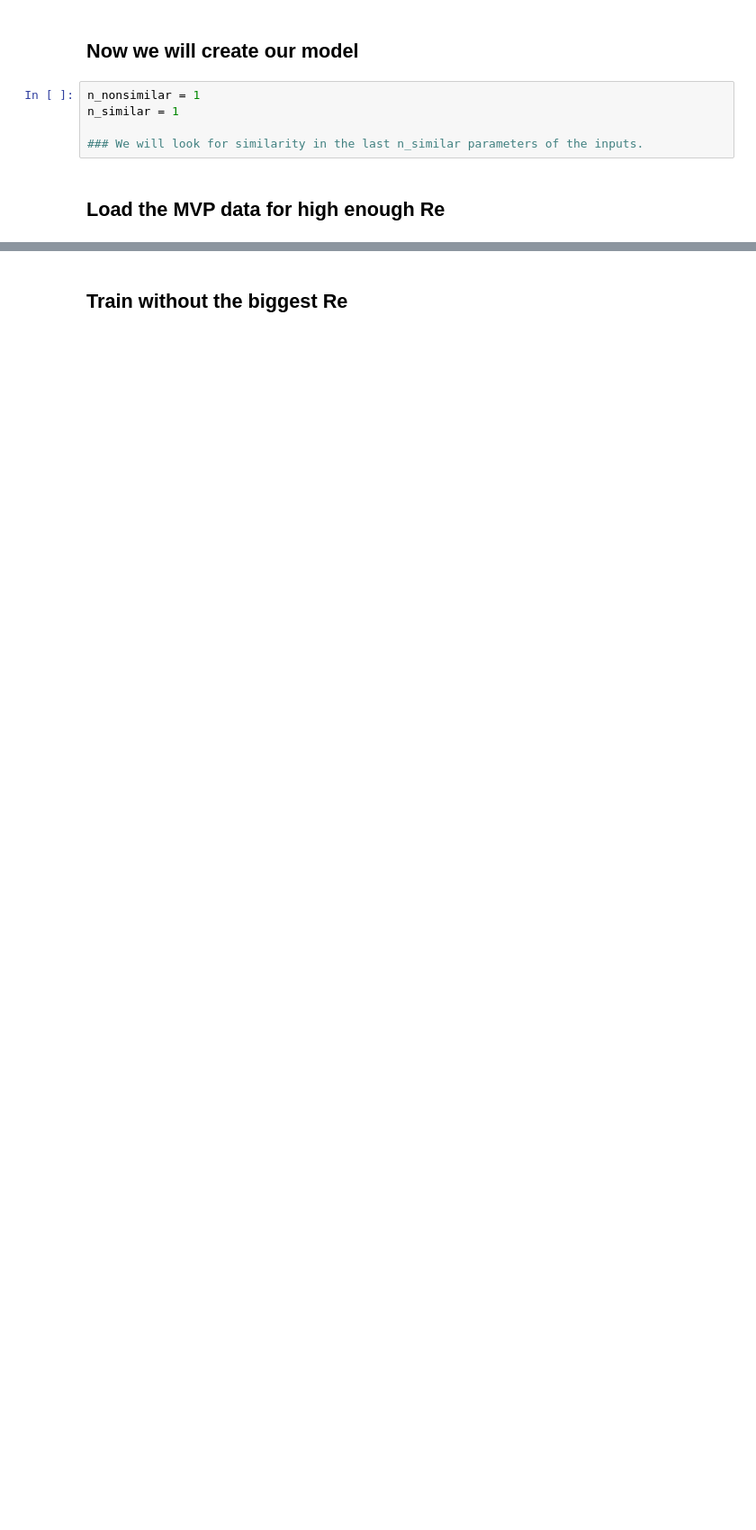
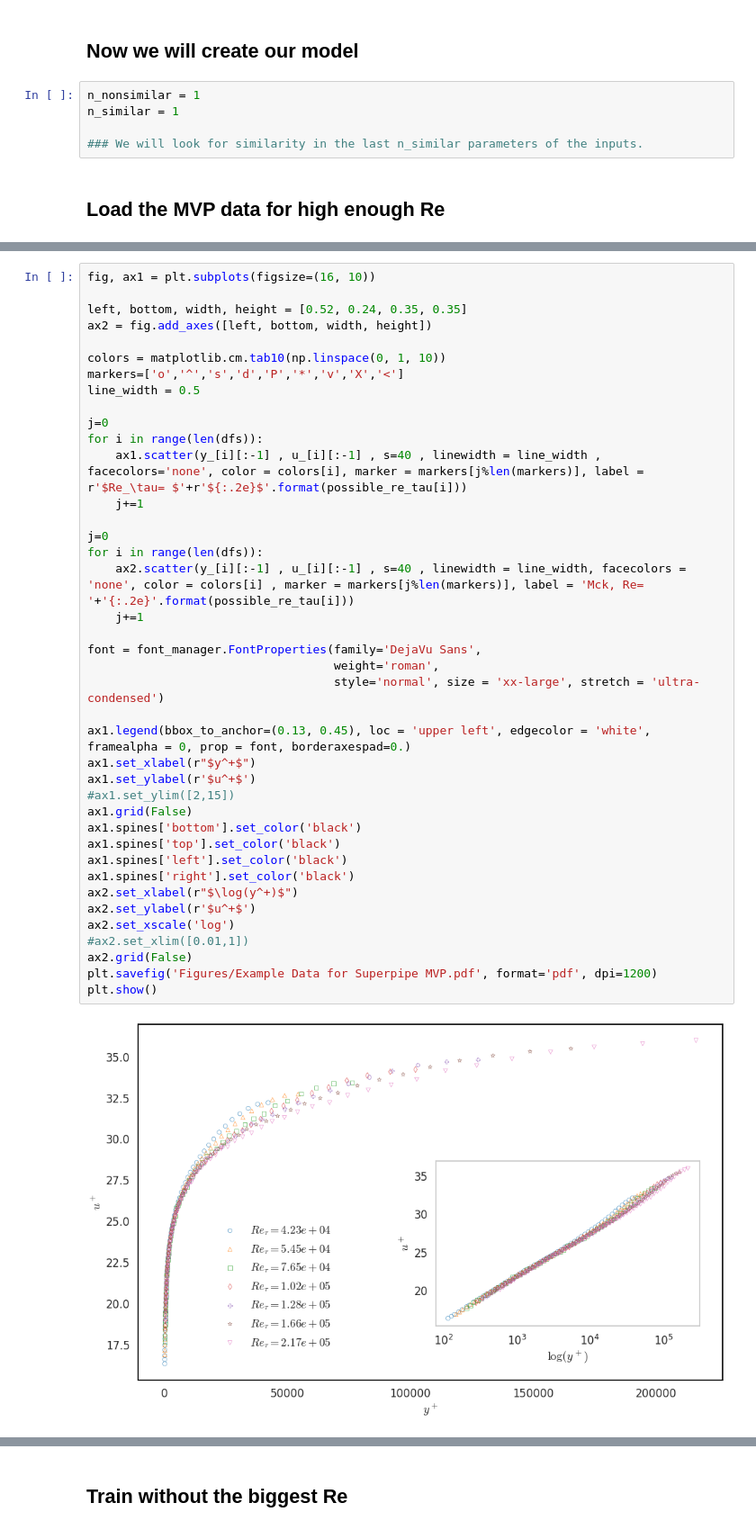
Before and after one commit to gabrielsanfins/BarenNet, a Jupyter notebook: src/notebooks/BarenNet_Extreme_Re.ipynb, the cells around one changed output, grey strips where cells are left out. Shown at 90% size. Cells and saved outputs as stored; diff of their text form; blank space fills up the shorter version.

```diff
--- a/src/notebooks/BarenNet_Extreme_Re.ipynb
+++ b/src/notebooks/BarenNet_Extreme_Re.ipynb
@@ -125,5 +132,47 @@ for i in range(len(dfs)):
     y__.append(yplus / (Re_tau[i] ** scaling_factor_y))
     u__.append(uplus / (Re_tau[i] ** scaling_factor_u))
+# %%
+fig, ax1 = plt.subplots(figsize=(16, 10))
+
+left, bottom, width, height = [0.52, 0.24, 0.35, 0.35]
+ax2 = fig.add_axes([left, bottom, width, height])
+
+colors = matplotlib.cm.tab10(np.linspace(0, 1, 10))
+markers=['o','^','s','d','P','*','v','X','<']
+line_width = 0.5
+
+j=0
+for i in range(len(dfs)):
+    ax1.scatter(y_[i][:-1] , u_[i][:-1] , s=40 , linewidth = line_width , facecolors='none', color = colors[i], marker = markers[j%len(markers)], label = r'$Re_\tau= $'+r'${:.2e}$'.format(possible_re_tau[i]))
+    j+=1
+
+j=0
+for i in range(len(dfs)):
+    ax2.scatter(y_[i][:-1] , u_[i][:-1] , s=40 , linewidth = line_width, facecolors = 'none', color = colors[i] , marker = markers[j%len(markers)], label = 'Mck, Re= '+'{:.2e}'.format(possible_re_tau[i]))
+    j+=1
+
+font = font_manager.FontProperties(family='DejaVu Sans',
+                                   weight='roman',
+                                   style='normal', size = 'xx-large', stretch = 'ultra-condensed')
+
+ax1.legend(bbox_to_anchor=(0.13, 0.45), loc = 'upper left', edgecolor = 'white', framealpha = 0, prop = font, borderaxespad=0.)
+ax1.set_xlabel(r"$y^+$")
+ax1.set_ylabel(r'$u^+$')
+#ax1.set_ylim([2,15])
+ax1.grid(False)
+ax1.spines['bottom'].set_color('black')
+ax1.spines['top'].set_color('black')
+ax1.spines['left'].set_color('black')
+ax1.spines['right'].set_color('black')
+ax2.set_xlabel(r"$\log(y^+)$")
+ax2.set_ylabel(r'$u^+$')
+ax2.set_xscale('log')
+#ax2.set_xlim([0.01,1])
+ax2.grid(False)
+plt.savefig('Figures/Example Data for Superpipe MVP.pdf', format='pdf', dpi=1200)
+plt.show()
+# %% [output]
+[figure, added]
 # %%
 fig, ax1 = plt.subplots(figsize=(16, 10))
 
```
Also changed, not shown: parts of 7 cells of this notebook, 9 other files.
